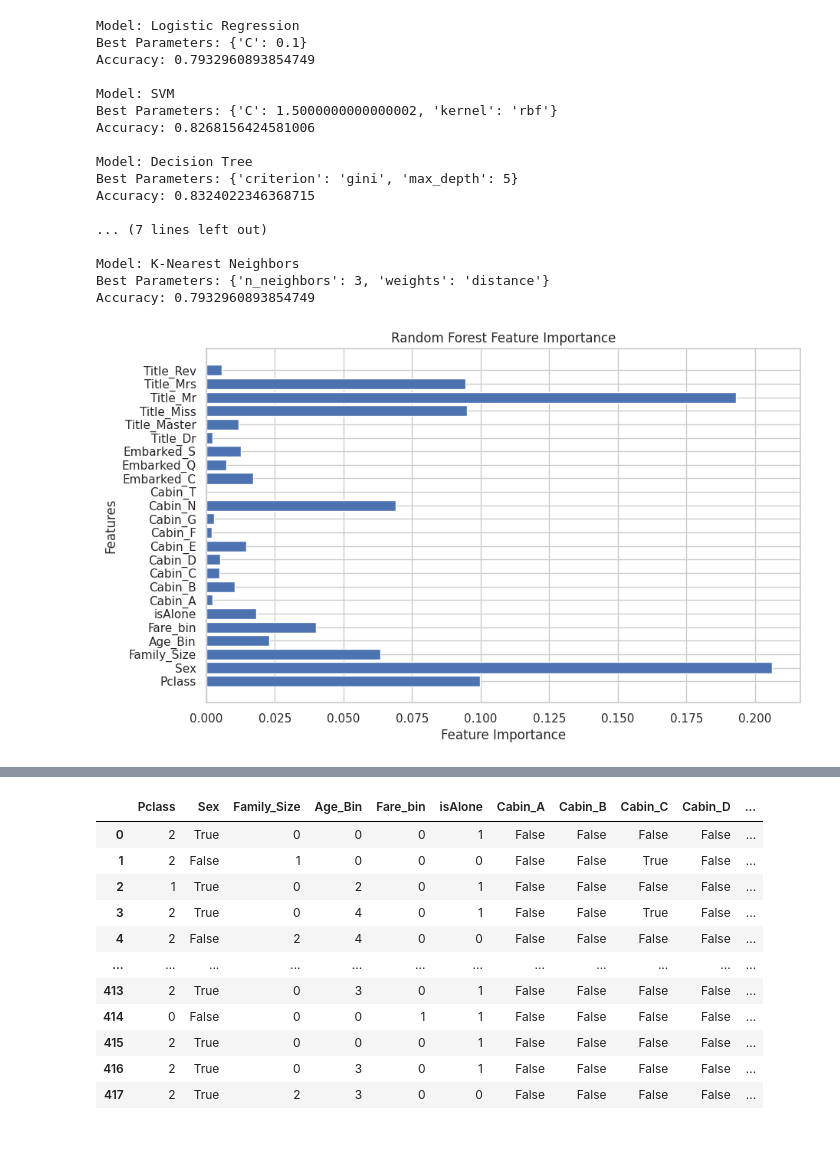
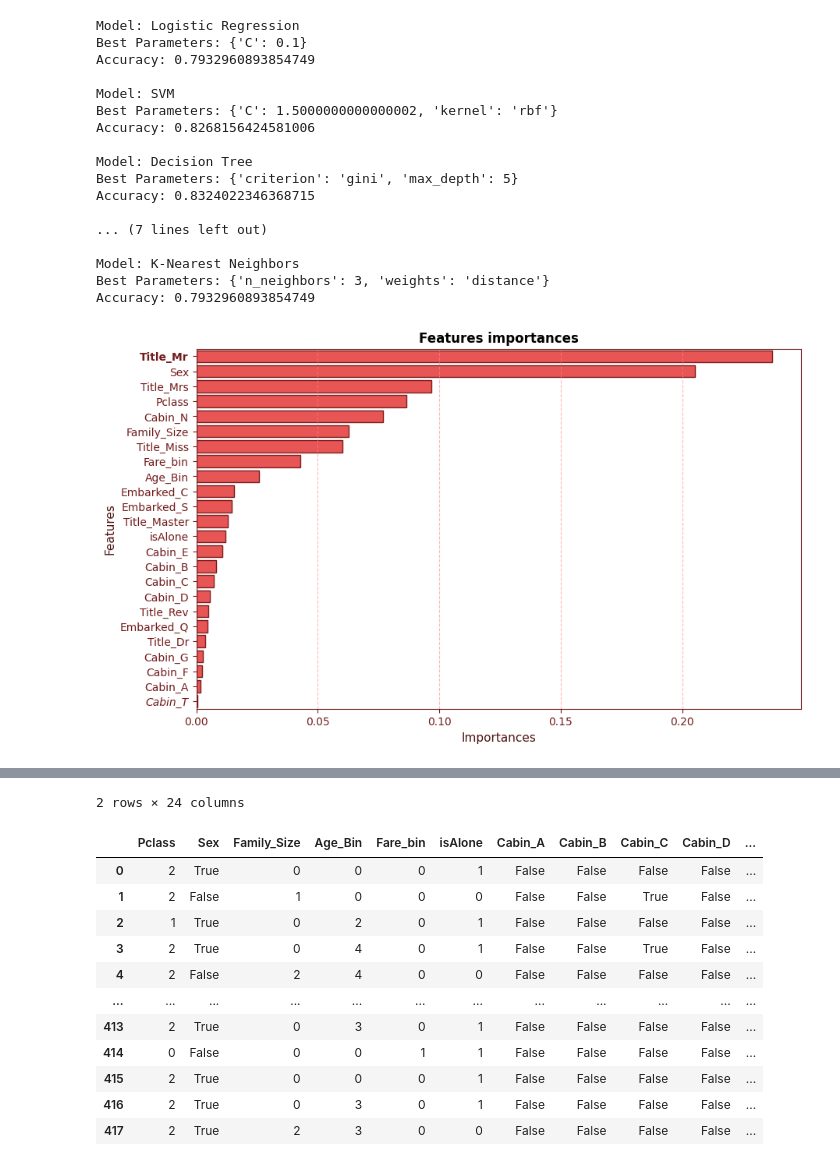
Before and after one commit to ydepledt/kaggle, a Jupyter notebook: titanic/titanic.ipynb, the cells around one changed output, grey strips where cells are left out. Saved outputs shown, nothing was run; the diff lists cells and outputs as text; code cells hidden in the pictures.

```diff
--- a/titanic/titanic.ipynb
+++ b/titanic/titanic.ipynb
@@ -442,18 +398,12 @@ Accuracy: 0.8324022346368715
 Model: K-Nearest Neighbors
 Best Parameters: {'n_neighbors': 3, 'weights': 'distance'}
 Accuracy: 0.7932960893854749
-# %%
-best_model = results['Random Forest']['best_model']
-
-# Get feature importances
-feature_importances = best_model.feature_importances_
-
-# Create a bar plot to visualize feature importance
-plt.figure(figsize=(10, 6))
-plt.barh(X.columns, feature_importances)
-plt.xlabel('Feature Importance')
-plt.ylabel('Features')
-plt.title('Random Forest Feature Importance')
-plt.show()
-# %% [output]
-[figure, removed]
+# %%
+best_model = results['Random Forest']['best_model']
+
+# Get feature importances
+feature_importances = best_model.feature_importances_
+
+utilities.plot_feature_importance(X.columns, feature_importances, color=COLORS['RED'])
+# %% [output]
+[figure, added]
@@ -460,3 +413,4 @@ plt.show()
+2 rows × 24 columns
 # %%
 df_test_new
 # %% [output]
```
Also changed, not shown: parts of 13 cells of this notebook, 1 other file.
